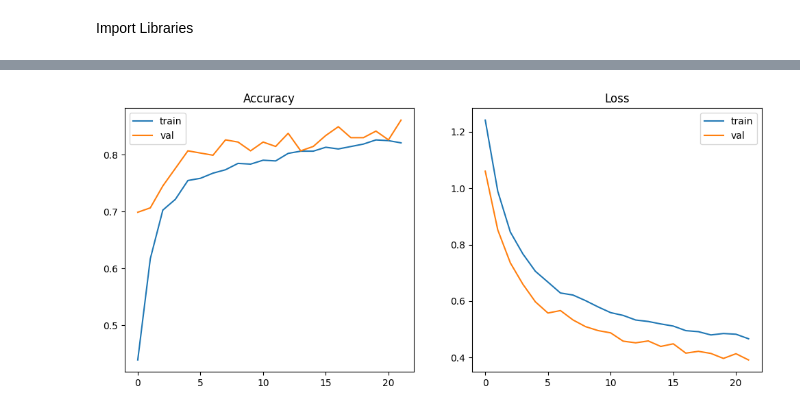
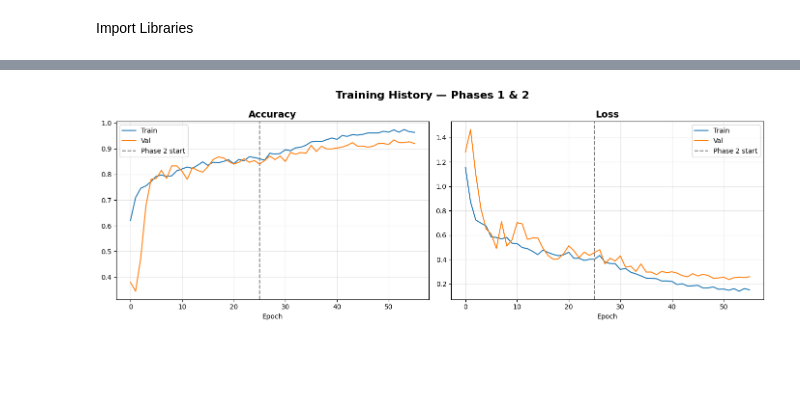
Before and after one commit to SNWE159/brain-tumor-classification, a Jupyter notebook: notebooks/03_VGG16.ipynb, the cells around one changed output, grey strips where cells are left out. Cells and saved outputs as stored; diff of their text form; code cells hidden in the pictures; blank space fills up the shorter version.

Commit message:
increase accuracy over 90%

```diff
--- a/notebooks/03_VGG16.ipynb
+++ b/notebooks/03_VGG16.ipynb
@@ -156,7 +293,20 @@ Model: "functional_1"
 # %%
-history = model.fit(
+model.compile(
+    optimizer=Adam(learning_rate=PHASE1_LR),
+    loss='categorical_crossentropy',
+    metrics=['accuracy']
+)
+
+print('=== PHASE 1: Feature Extraction ===')
+history1 = model.fit(
     train_gen,
-    epochs=22,
-    validation_data=val_gen
+    epochs            = PHASE1_EPOCHS,
+    validation_data   = val_gen,
+    class_weight      = class_weight_dict,
+    callbacks         = get_callbacks(1, SAVE_DIR),
+    verbose           = 1
 )
+
+phase1_val_acc = max(history1.history['val_accuracy'])
+print(f'\nBest Phase-1 val accuracy: {phase1_val_acc:.4f}')
 # %% [output]
@@ -186,18 +482,31 @@ Test Accuracy: 0.8048780560493469
 # %%
-plt.figure(figsize=(12,5))
-# Accuracy
-plt.subplot(1,2,1)
-plt.plot(history.history["accuracy"])
-plt.plot(history.history["val_accuracy"])
-plt.title("Accuracy")
-plt.legend(["train", "val"])
-# Loss
-plt.subplot(1,2,2)
-plt.plot(history.history["loss"])
-plt.plot(history.history["val_loss"])
-plt.title("Loss")
-plt.legend(["train", "val"])
+def merge_histories(h1, h2):
+    merged = {}
+    for key in h1.history:
+        merged[key] = h1.history[key] + h2.history[key]
+    return merged
+
+merged = merge_histories(history1, history2)
+p1_end = len(history1.history['accuracy'])
+
+fig, axes = plt.subplots(1, 2, figsize=(14, 5))
+for ax, metric, title in zip(
+    axes,
+    [('accuracy','val_accuracy'), ('loss','val_loss')],
+    ['Accuracy', 'Loss']
+):
+    ax.plot(merged[metric[0]], label='Train')
+    ax.plot(merged[metric[1]], label='Val')
+    ax.axvline(p1_end - 1, color='gray', linestyle='--', label='Phase 2 start')
+    ax.set_title(title, fontsize=14, fontweight='bold')
+    ax.set_xlabel('Epoch')
+    ax.legend()
+    ax.grid(alpha=0.3)
+
+plt.suptitle('Training History — Phases 1 & 2', fontsize=16, fontweight='bold')
+plt.tight_layout()
+plt.savefig(os.path.join(SAVE_DIR, 'training_curves.png'), dpi=150)
 plt.show()
 # %% [output]
-[figure, old version]
+[figure, new version]
 # %%
```
Also changed, not shown: parts of 21 cells of this notebook.
